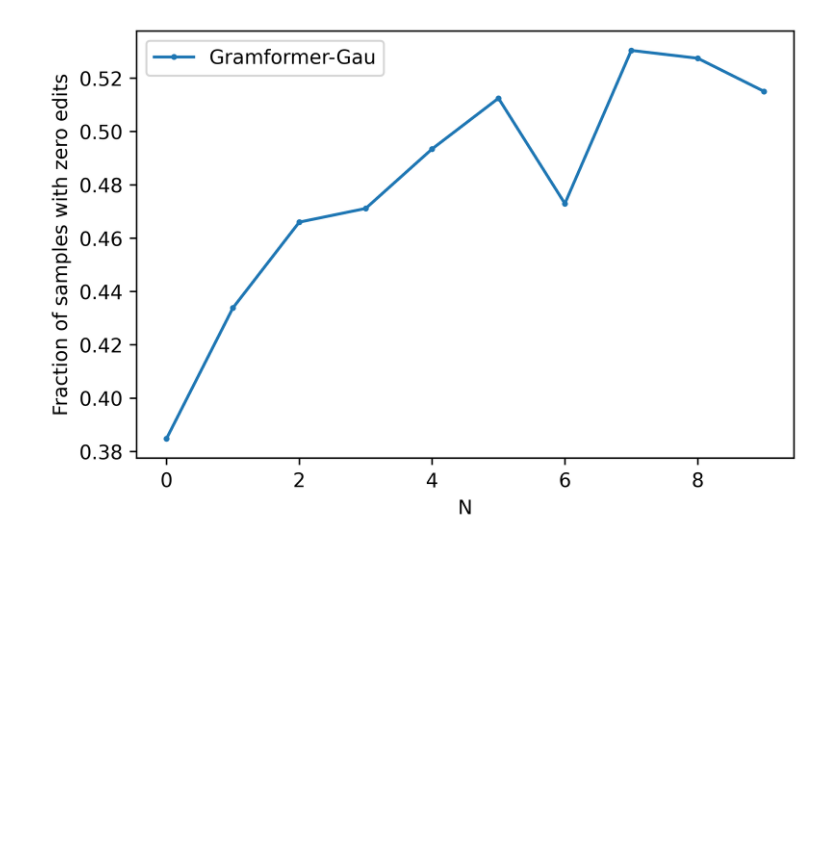
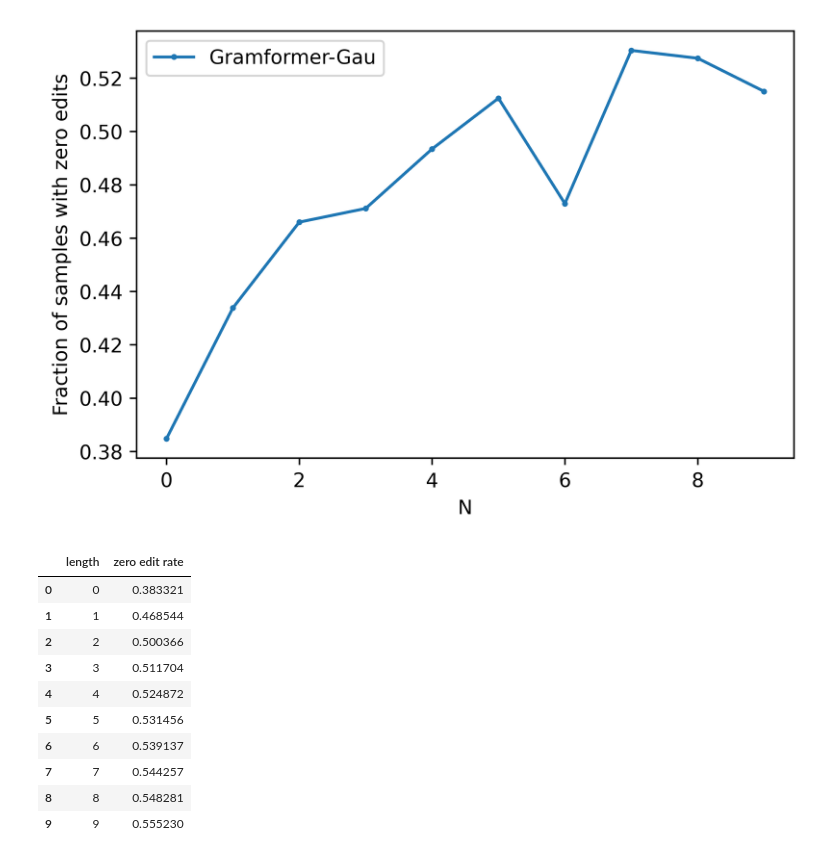
Before and after one commit to YufanWangYuki/NoiseGram, a Jupyter notebook: attack.ipynb, the cells around one changed output. Cells and saved outputs as stored; diff of their text form; code cells hidden in the pictures; blank space fills up the shorter version.

```diff
--- a/attack.ipynb
+++ b/attack.ipynb
@@ -80,3 +80,47 @@ ax.legend() #自动检测要在图例中显示的元素，并且显示
 plt.show() #图形可视化
 # %% [output]
 [figure]
+# %%
+import os
+filePath = '/Users/yufanwang/Desktop/Study/Project/Data/Gau_1.5_edit/Vyas'
+files = sorted(os.listdir(filePath))
+orig_file = filePath+'/no_attack.txt'
+# %%
+length = []
+zero_edits = []
+orig_mean = []
+orig_std = []
+adv_mean = []
+adv_std = []
+
+# Orig
+f = open(orig_file)
+lines = f.readlines()[-1]
+length.append(0)
+zero_edits.append(float(lines[61:].replace('\n','')))
+
+
+for file in files:
+    if 'beam' not in file:
+        break
+    length.append(int(file[7]))
+    f = open(filePath + '/' + file)
+    lines = f.readlines()[-1:]
+    zero_edits.append(float(lines[0][61:].replace('\n','')))
+
+data = {'length':length,
+       'zero edit rate':zero_edits}
+df_v = pd.DataFrame(data)
+df_v
+# %% [output]
+|  | length | zero edit rate |
+| 0 | 0 | 0.383321 |
+| 1 | 1 | 0.468544 |
+| 2 | 2 | 0.500366 |
+| 3 | 3 | 0.511704 |
+| 4 | 4 | 0.524872 |
+| 5 | 5 | 0.531456 |
+| 6 | 6 | 0.539137 |
+| 7 | 7 | 0.544257 |
+| 8 | 8 | 0.548281 |
+| 9 | 9 | 0.555230 |
```
Also changed, not shown: parts of 1 cell of this notebook, 2 other files.
